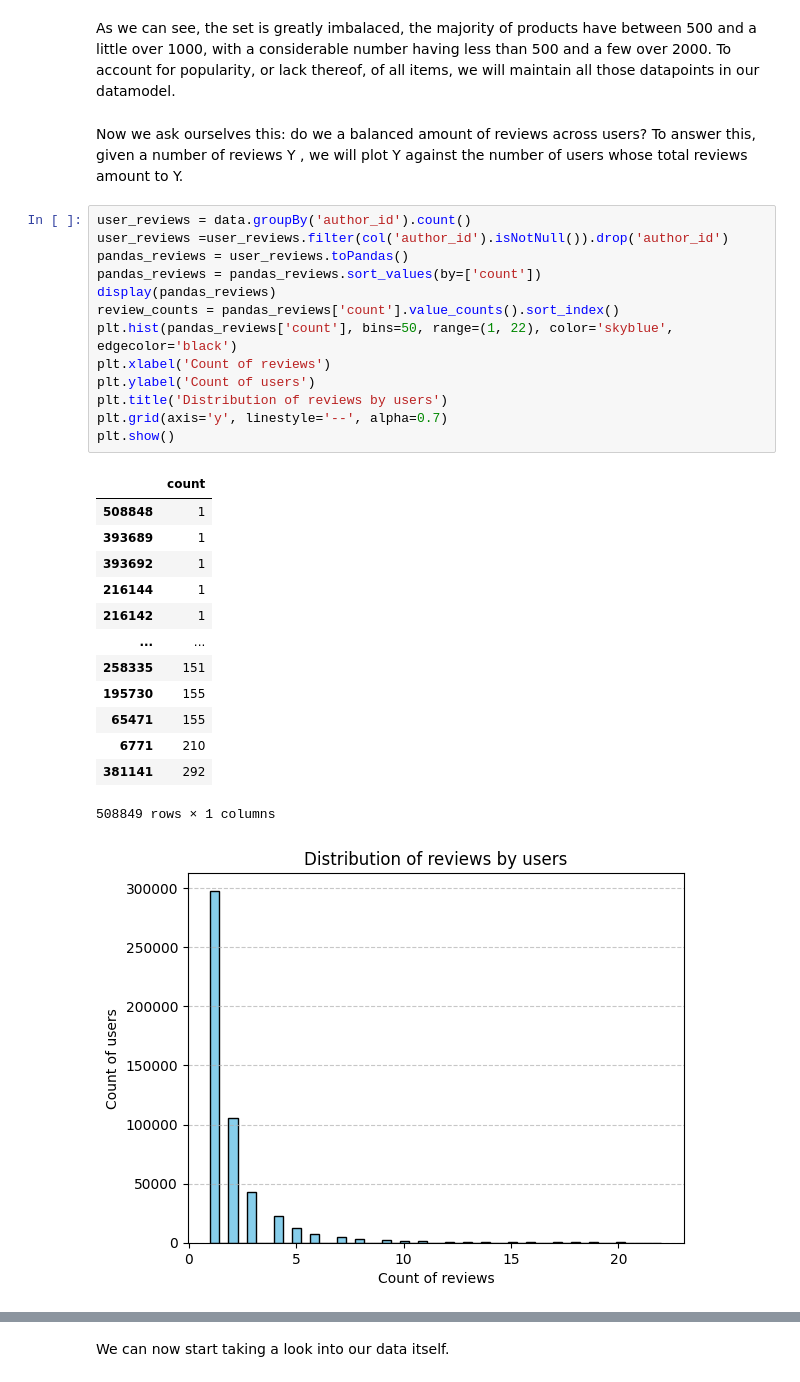
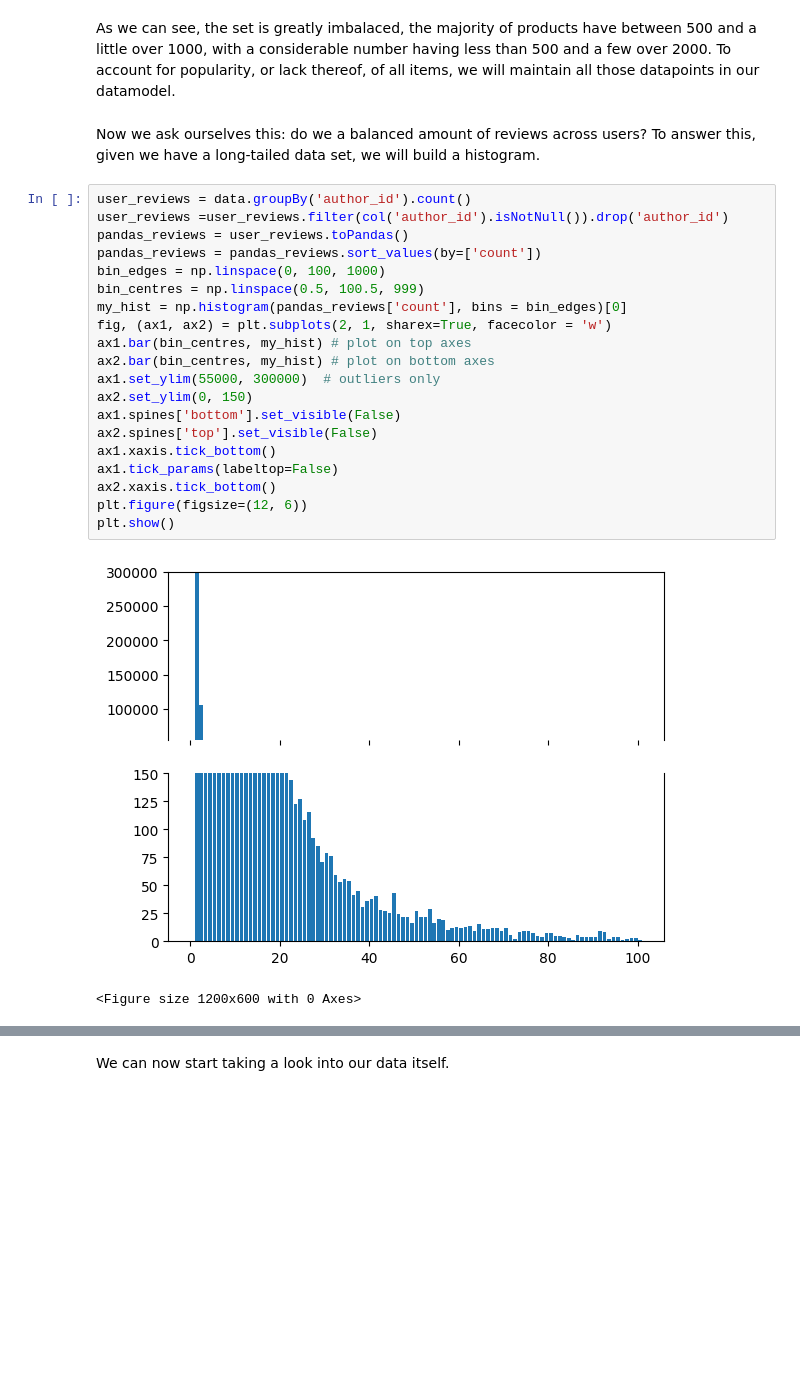
Before and after one commit to shabiasaeed/SOEN471, a Jupyter notebook: main.ipynb, the cells around one changed output, grey strips where cells are left out. Drawn from its saved outputs; the diff is of its cells as text; blank space fills up the shorter version.

```diff
--- a/main.ipynb
+++ b/main.ipynb
@@ -40,32 +47,27 @@ plt.show()
 # %% [markdown]
 As we can see, the set is greatly imbalaced, the  majority of products have between 500 and a little over 1000, with a considerable number having less than 500 and a few over 2000. To account for popularity, or lack thereof, of all items, we will maintain all those datapoints in our datamodel.
 # %% [markdown]
-Now we ask ourselves this: do we a balanced amount of reviews across users? To answer this, given a number of reviews Y , we will plot Y against the number of users whose total reviews amount to Y.
+Now we ask ourselves this: do we a balanced amount of reviews across users? To answer this, given we have a long-tailed data set, we will build a histogram.
-# %%
-user_reviews = data.groupBy('author_id').count()
-user_reviews =user_reviews.filter(col('author_id').isNotNull()).drop('author_id')
-pandas_reviews = user_reviews.toPandas()
-pandas_reviews = pandas_reviews.sort_values(by=['count'])
-display(pandas_reviews)
-review_counts = pandas_reviews['count'].value_counts().sort_index()
-plt.hist(pandas_reviews['count'], bins=50, range=(1, 22), color='skyblue', edgecolor='black')
-plt.xlabel('Count of reviews')
-plt.ylabel('Count of users')
-plt.title('Distribution of reviews by users')
-plt.grid(axis='y', linestyle='--', alpha=0.7)
-plt.show()
-# %% [output]
-|  | count |
-| 508848 | 1 |
-| 393689 | 1 |
-| 393692 | 1 |
-| 216144 | 1 |
-| 216142 | 1 |
-| ... | ... |
-| 258335 | 151 |
-| 195730 | 155 |
-| 65471 | 155 |
-| 6771 | 210 |
-| 381141 | 292 |
-508849 rows × 1 columns
-[figure, removed]
+# %%
+user_reviews = data.groupBy('author_id').count()
+user_reviews =user_reviews.filter(col('author_id').isNotNull()).drop('author_id')
+pandas_reviews = user_reviews.toPandas()
+pandas_reviews = pandas_reviews.sort_values(by=['count'])
+bin_edges = np.linspace(0, 100, 1000)
+bin_centres = np.linspace(0.5, 100.5, 999)
+my_hist = np.histogram(pandas_reviews['count'], bins = bin_edges)[0]
+fig, (ax1, ax2) = plt.subplots(2, 1, sharex=True, facecolor = 'w')
+ax1.bar(bin_centres, my_hist) # plot on top axes
+ax2.bar(bin_centres, my_hist) # plot on bottom axes
+ax1.set_ylim(55000, 300000)  # outliers only
+ax2.set_ylim(0, 150)
+ax1.spines['bottom'].set_visible(False)
+ax2.spines['top'].set_visible(False)
+ax1.xaxis.tick_bottom()
+ax1.tick_params(labeltop=False)
+ax2.xaxis.tick_bottom()
+plt.figure(figsize=(12, 6))
+plt.show()
+# %% [output]
+[figure, added]
+<Figure size 1200x600 with 0 Axes>
```
Also changed, not shown: parts of 11 cells of this notebook.
